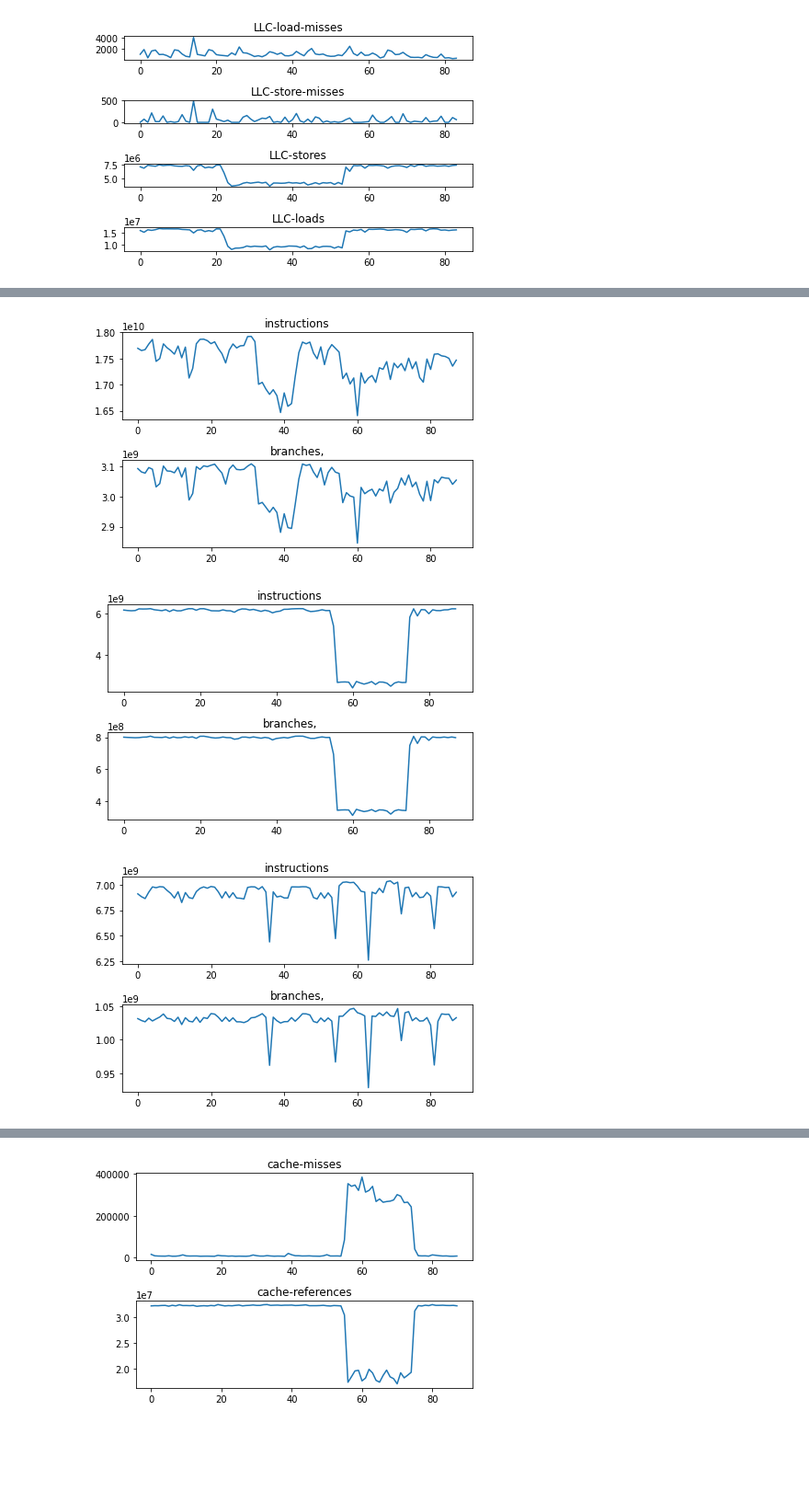
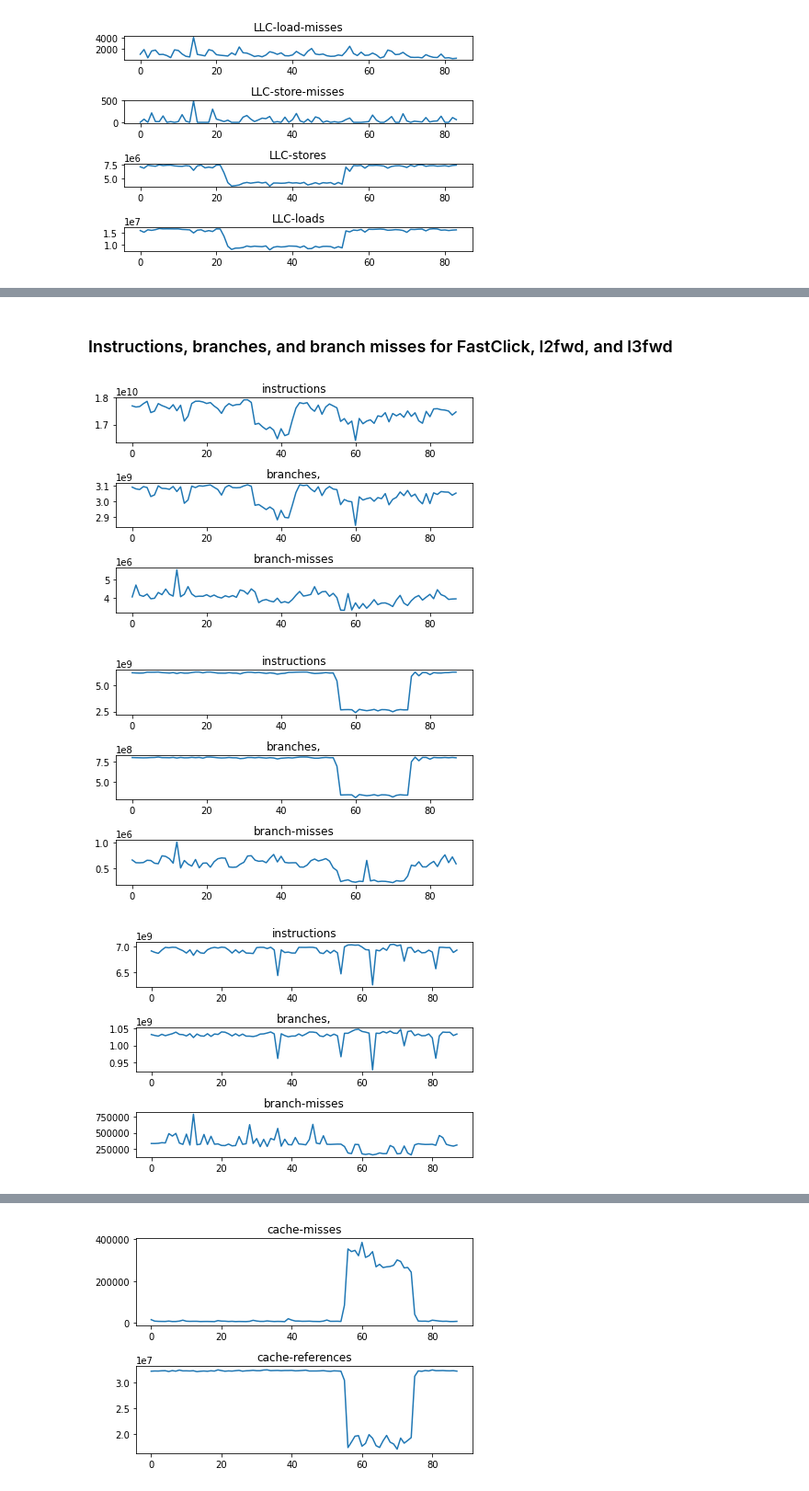
Before and after one commit to theleos88/ml-for-highspeed-networks, a Jupyter notebook: data/analysis/Data-analysis.ipynb, the cells around one changed output, grey strips where cells are left out. Shown at 92% size. Saved outputs shown, nothing was run; the diff lists cells and outputs as text; code cells hidden in the pictures; blank space fills up the shorter version.

```diff
--- a/data/analysis/Data-analysis.ipynb
+++ b/data/analysis/Data-analysis.ipynb
@@ -177,12 +195,14 @@ plot_stats(["LLC-load-misses", "LLC-store-misses", "LLC-stores", "LLC-loads"], "
+# %% [markdown]
+### Instructions, branches, and branch misses for FastClick, l2fwd, and l3fwd
 # %%
-plot_stats(["instructions", "branches,"], "fastclick-positive-resource.csv")
+plot_stats(["instructions", "branches,", "branch-misses"], "fastclick-positive-resource.csv")
 # %% [output]
-[figure, old version]
+[figure, new version]
 # %%
-plot_stats(["instructions", "branches,"], "l2fwd-positive-resource.csv")
+plot_stats(["instructions", "branches,", "branch-misses"], "l2fwd-positive-resource.csv")
 # %% [output]
-[figure, old version]
+[figure, new version]
 # %%
-plot_stats(["instructions", "branches,"], "l3fwd-positive-resource.csv")
+plot_stats(["instructions", "branches,", "branch-misses"], "l3fwd-positive-resource.csv")
 # %% [output]
-[figure, old version]
+[figure, new version]
```
Also changed, not shown: parts of 19 cells of this notebook, 4 other files.
